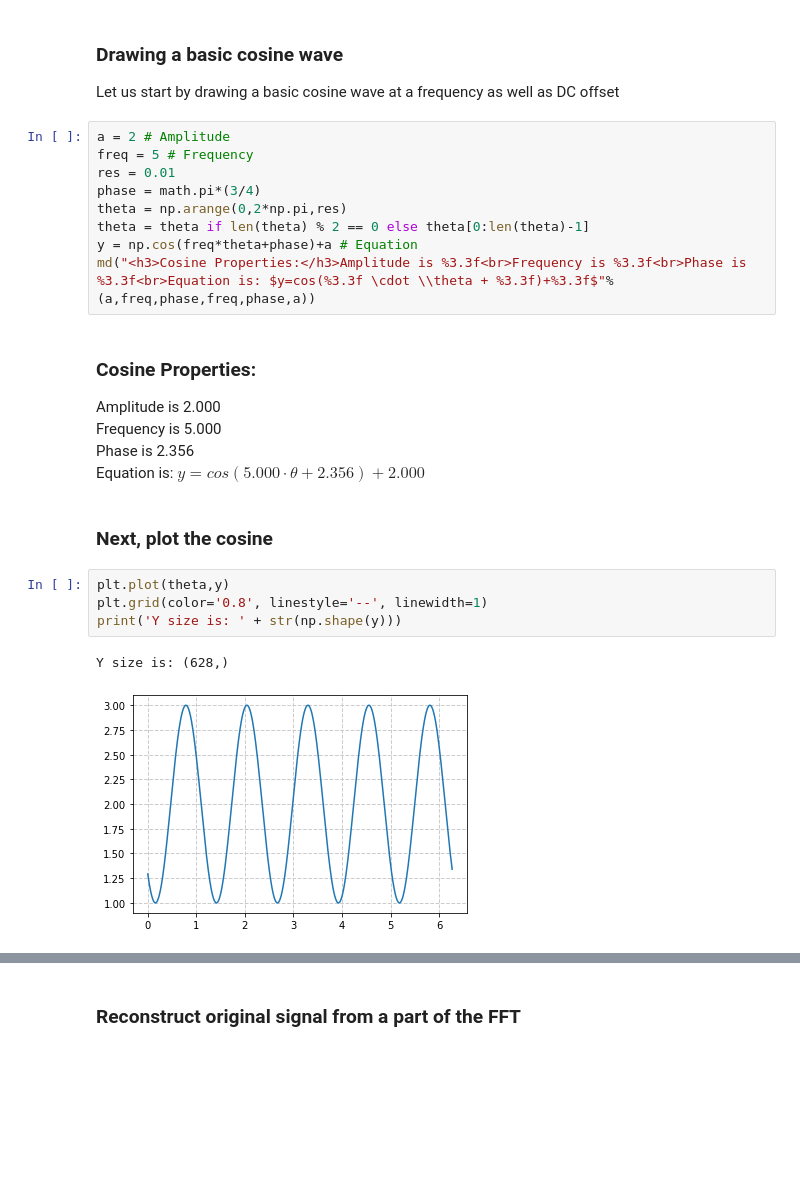
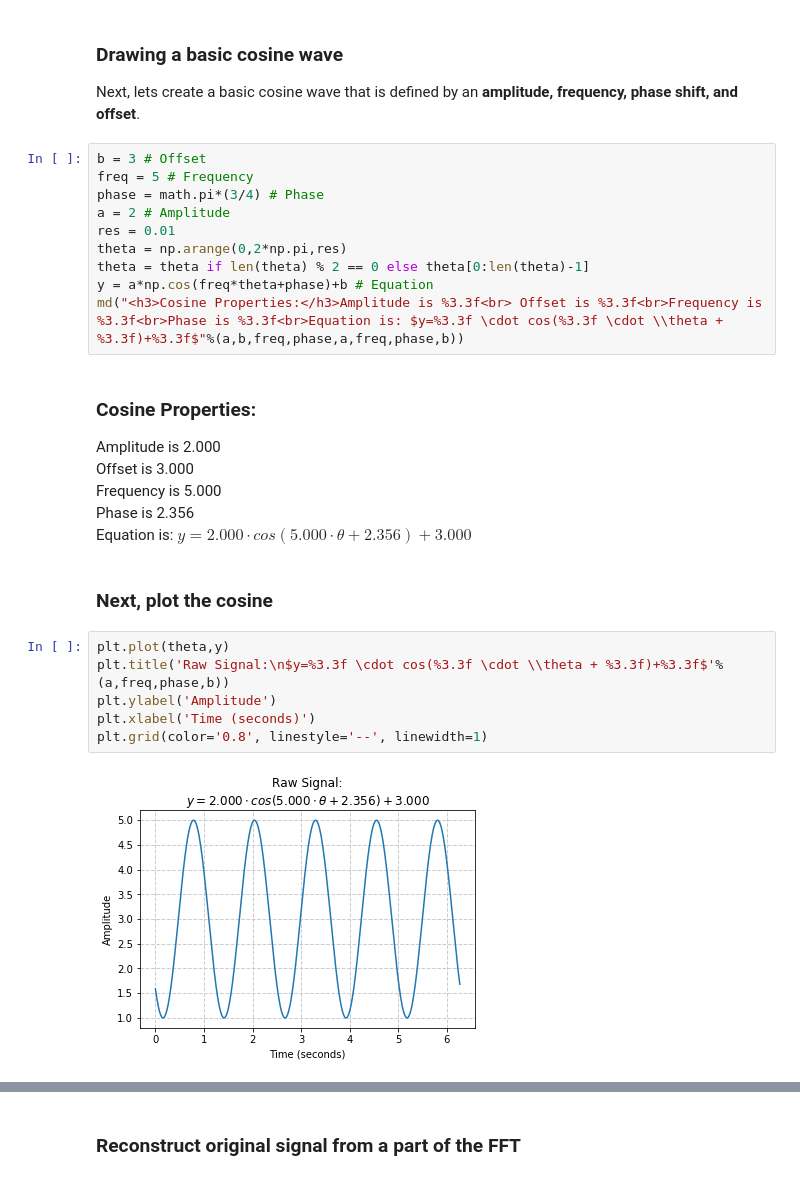
Before and after one commit to NateZimmer/Optimization-Tutorials, a Jupyter notebook: Pages/FourierTransform.ipynb, the cells around one changed output, grey strips where cells are left out. Drawn from its saved outputs; the diff is of its cells as text; blank space fills up the shorter version.

```diff
--- a/Pages/FourierTransform.ipynb
+++ b/Pages/FourierTransform.ipynb
@@ -14,24 +23,26 @@ import numpy.linalg as lin
 # %% [markdown]
 ### Drawing a basic cosine wave
 
-Let us start by drawing a basic cosine wave at a frequency as well as DC offset
+Next, lets create a basic cosine wave that is defined by an **amplitude, frequency, phase shift, and offset**.
 # %%
+b = 3 # Offset
+freq = 5 # Frequency
+phase = math.pi*(3/4) # Phase
 a = 2 # Amplitude
-freq = 5 # Frequency
 res = 0.01
-phase = math.pi*(3/4)
 theta = np.arange(0,2*np.pi,res)
 theta = theta if len(theta) % 2 == 0 else theta[0:len(theta)-1]
-y = np.cos(freq*theta+phase)+a # Equation
-md("<h3>Cosine Properties:</h3>Amplitude is %3.3f<br>Frequency is %3.3f<br>Phase is %3.3f<br>Equation is: $y=cos(%3.3f \cdot \\theta + %3.3f)+%3.3f$"%(a,freq,phase,freq,phase,a))
+y = a*np.cos(freq*theta+phase)+b # Equation
+md("<h3>Cosine Properties:</h3>Amplitude is %3.3f<br> Offset is %3.3f<br>Frequency is %3.3f<br>Phase is %3.3f<br>Equation is: $y=%3.3f \cdot cos(%3.3f \cdot \\theta + %3.3f)+%3.3f$"%(a,b,freq,phase,a,freq,phase,b))
 # %% [output]
-<h3>Cosine Properties:</h3>Amplitude is 2.000<br>Frequency is 5.000<br>Phase is 2.356<br>Equation is: $y=cos(5.000 \cdot \theta + 2.356)+2.000$
+<h3>Cosine Properties:</h3>Amplitude is 2.000<br> Offset is 3.000<br>Frequency is 5.000<br>Phase is 2.356<br>Equation is: $y=2.000 \cdot cos(5.000 \cdot \theta + 2.356)+3.000$
 # %% [markdown]
 ### Next, plot the cosine
-# %%
-plt.plot(theta,y)
-plt.grid(color='0.8', linestyle='--', linewidth=1)
-print('Y size is: ' + str(np.shape(y)))
-# %% [output]
-Y size is: (628,)
-[figure, removed]
+# %%
+plt.plot(theta,y)
+plt.title('Raw Signal:\n$y=%3.3f \cdot cos(%3.3f \cdot \\theta + %3.3f)+%3.3f$'%(a,freq,phase,b))
+plt.ylabel('Amplitude')
+plt.xlabel('Time (seconds)')
+plt.grid(color='0.8', linestyle='--', linewidth=1)
+# %% [output]
+[figure, added]
```
Also changed, not shown: parts of 14 cells of this notebook.
